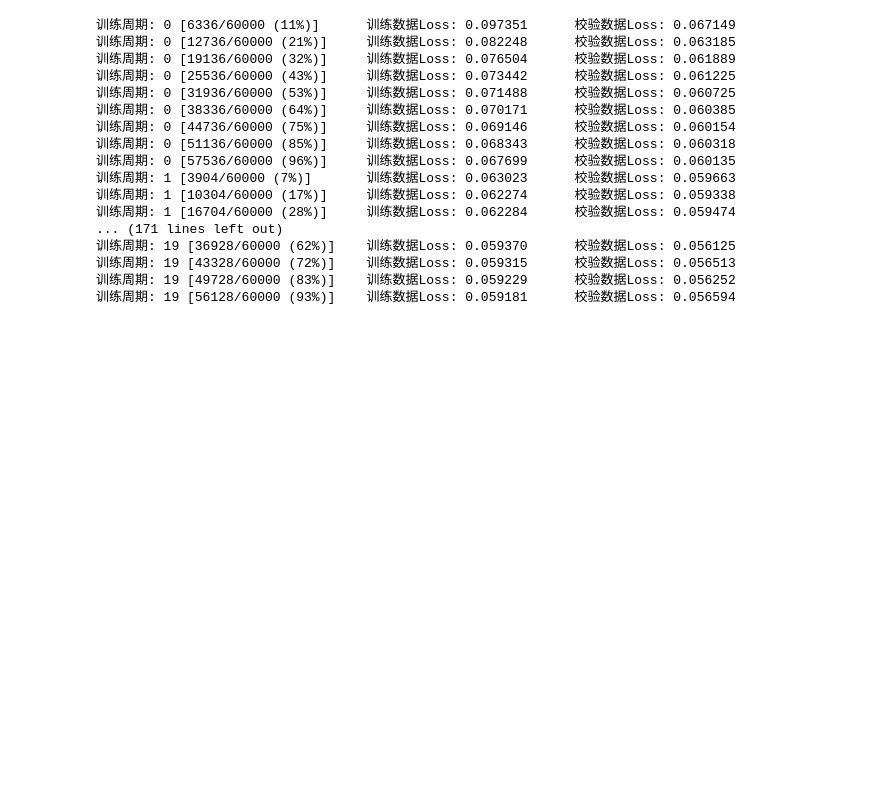
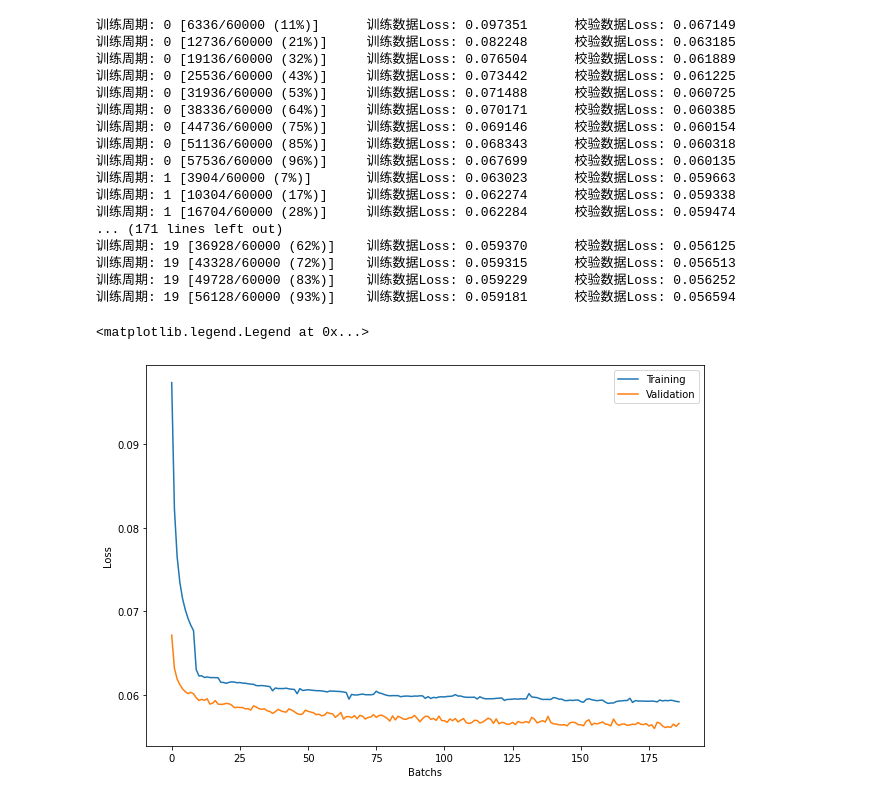
Before and after one commit to PiKaChu-wcg/pytorch, a Jupyter notebook: Generative.ipynb, the cells around one changed output. Cells and saved outputs as stored; diff of their text form; code cells hidden in the pictures; blank space fills up the shorter version.

```diff
--- a/Generative.ipynb
+++ b/Generative.ipynb
@@ -195,3 +195,13 @@ for epoch in range(num_epochs):
 训练周期: 19 [43328/60000 (72%)]    训练数据Loss: 0.059315      校验数据Loss: 0.056513
 训练周期: 19 [49728/60000 (83%)]    训练数据Loss: 0.059229      校验数据Loss: 0.056252
 训练周期: 19 [56128/60000 (93%)]    训练数据Loss: 0.059181      校验数据Loss: 0.056594
+# %%
+plt.figure(figsize = (10, 7))
+plt.plot([i[0] for i in record], label='Training')
+plt.plot([i[1] for i in record], label='Validation')
+plt.xlabel('Batchs')
+plt.ylabel('Loss')
+plt.legend()
+# %% [output]
+<matplotlib.legend.Legend at 0x...>
+[figure, added]
```
Also changed, not shown: parts of 1 cell of this notebook.
